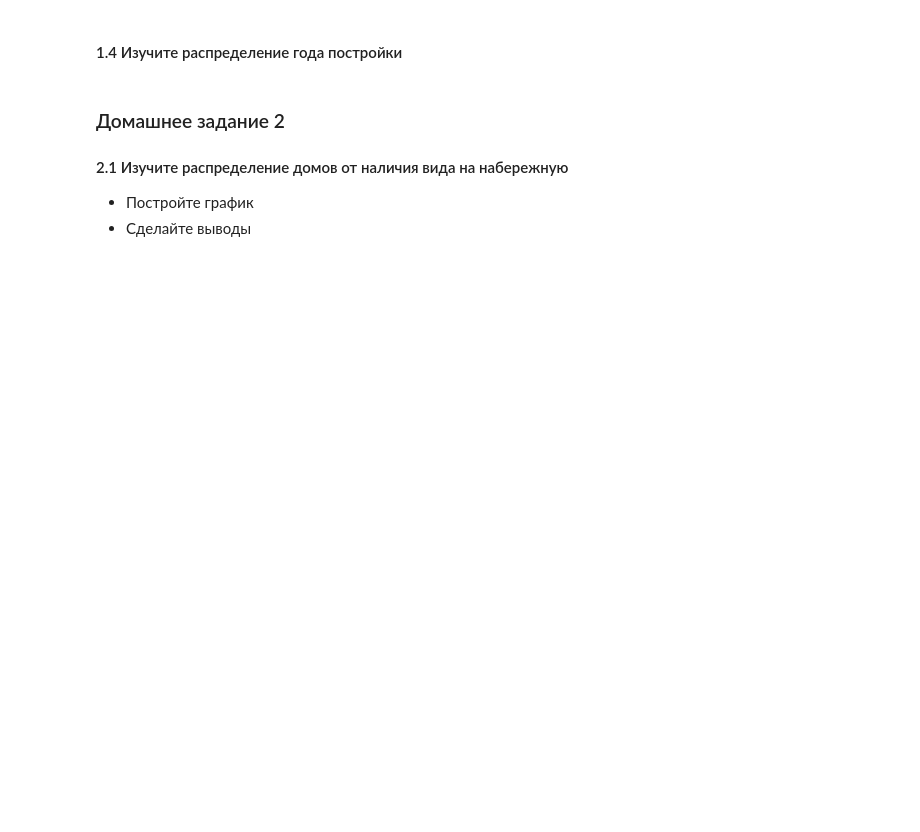
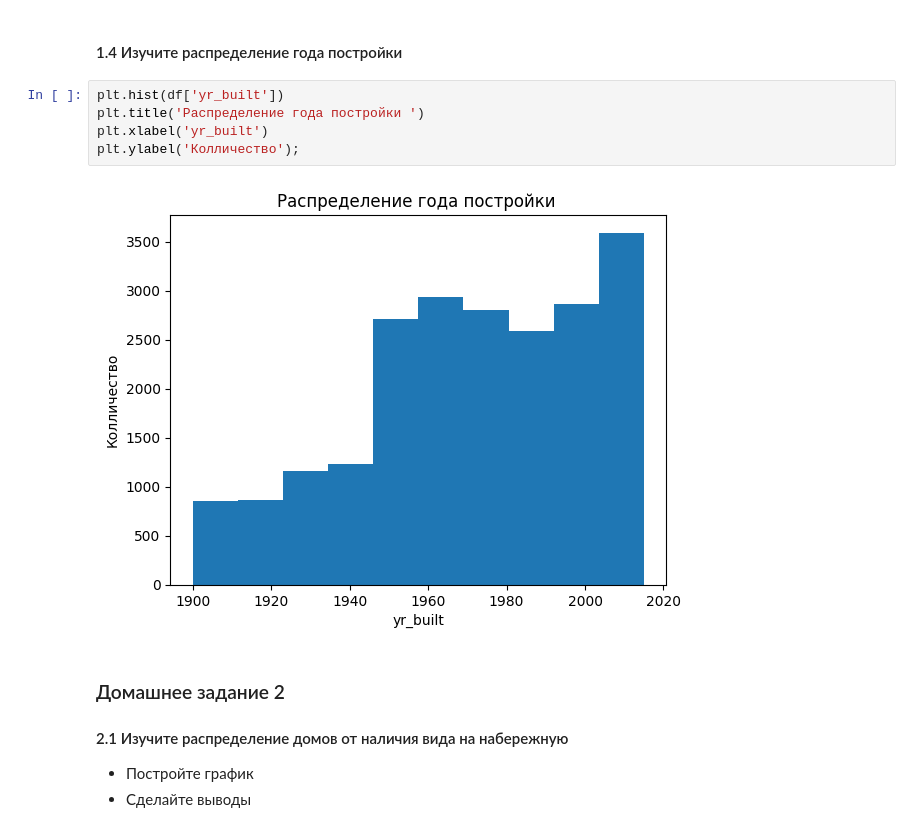
Before and after one commit to erema-andrey/HomerWork1_PyJupyter, a Jupyter notebook: HomeWork4.ipynb, the cells around one changed output. Saved outputs shown, nothing was run; the diff lists cells and outputs as text; blank space fills up the shorter version.

```diff
--- a/HomeWork4.ipynb
+++ b/HomeWork4.ipynb
@@ -14,5 +48,12 @@
 # %% [markdown]
 #### 1.4 Изучите распределение года постройки
+# %%
+plt.hist(df['yr_built'])
+plt.title('Распределение года постройки ')
+plt.xlabel('yr_built')
+plt.ylabel('Колличество');
+# %% [output]
+[figure, added]
 # %% [markdown]
 ### Домашнее задание 2
 #### 2.1 Изучите распределение домов от наличия вида на набережную
```
Also changed, not shown: parts of 18 cells of this notebook.
